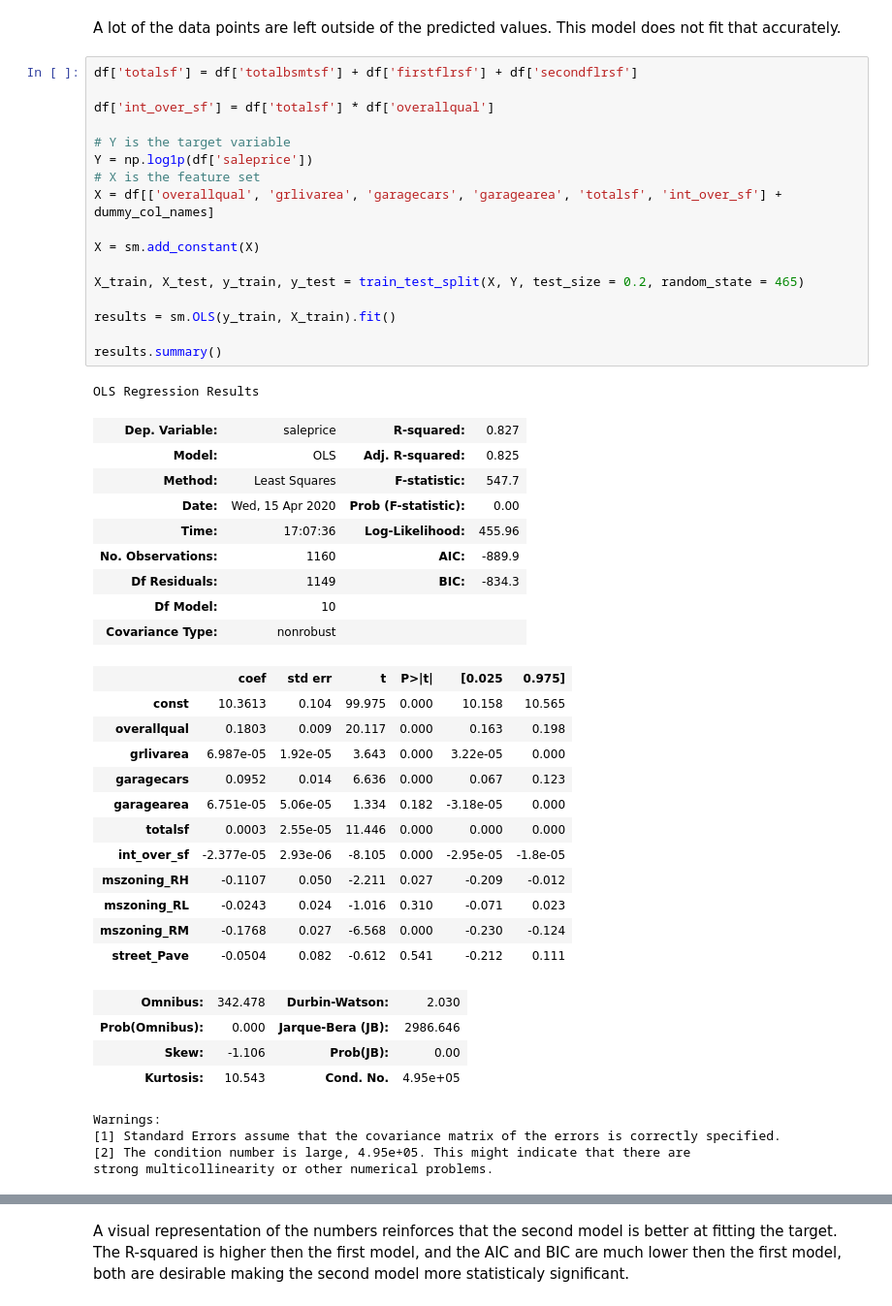
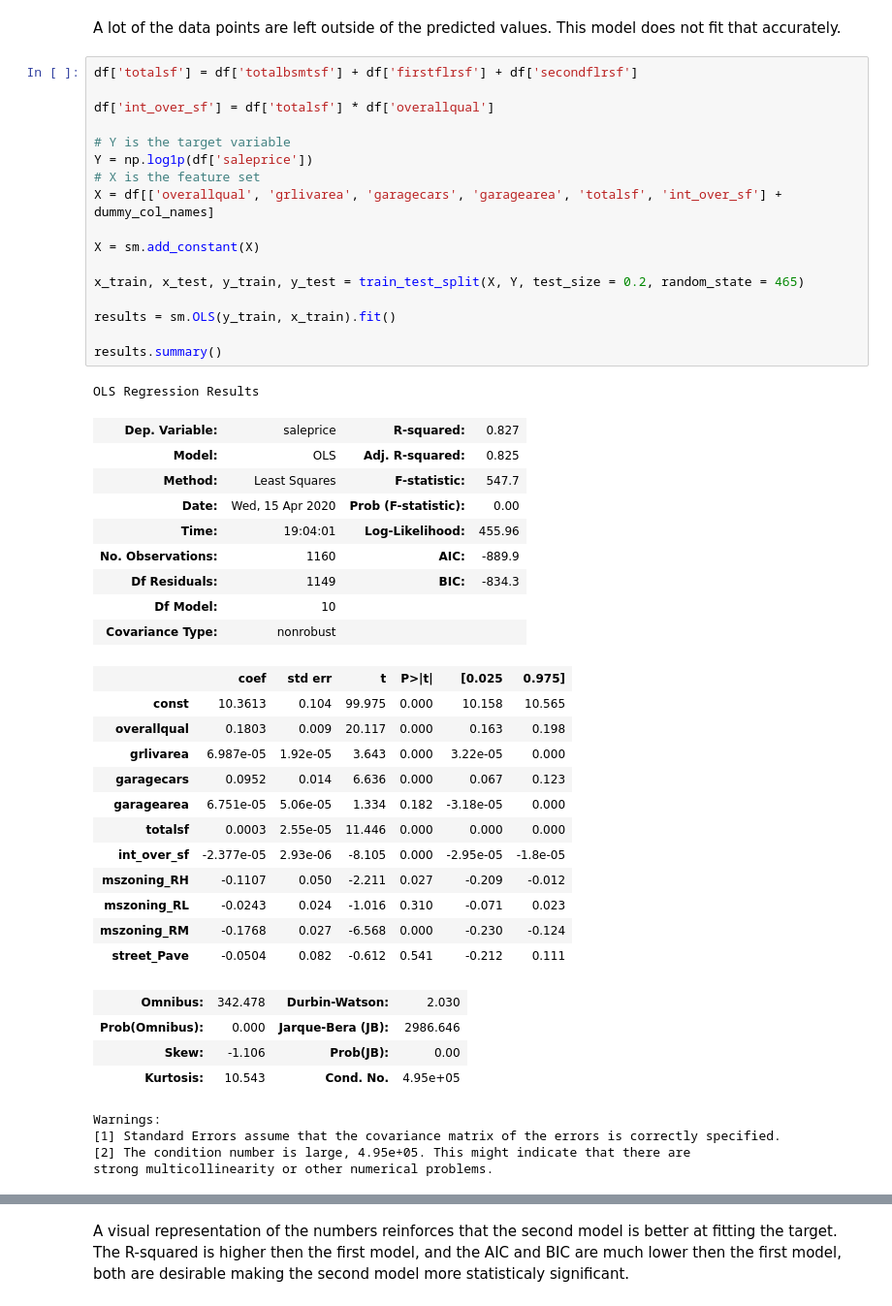
Before and after one commit to Taslack/Thinkful, a Jupyter notebook: Module 18/Checkpoint 8/Challenge.ipynb, the cells around one changed output, grey strips where cells are left out. Shown at 97% size. Saved outputs shown, nothing was run; the diff lists cells and outputs as text.

```diff
--- a/Module 18/Checkpoint 8/Challenge.ipynb
+++ b/Module 18/Checkpoint 8/Challenge.ipynb
@@ -548,27 +549,27 @@ A lot of the data points are left outside of the predicted values.  This model d
 # %%
 df['totalsf'] = df['totalbsmtsf'] + df['firstflrsf'] + df['secondflrsf']
 
 df['int_over_sf'] = df['totalsf'] * df['overallqual']
 
 # Y is the target variable
 Y = np.log1p(df['saleprice'])
 # X is the feature set
 X = df[['overallqual', 'grlivarea', 'garagecars', 'garagearea', 'totalsf', 'int_over_sf'] + dummy_col_names]
 
 X = sm.add_constant(X)
 
-X_train, X_test, y_train, y_test = train_test_split(X, Y, test_size = 0.2, random_state = 465)
+x_train, x_test, y_train, y_test = train_test_split(X, Y, test_size = 0.2, random_state = 465)
 
-results = sm.OLS(y_train, X_train).fit()
+results = sm.OLS(y_train, x_train).fit()
 
 results.summary()
 # %% [output]
 OLS Regression Results
 | Dep. Variable: | saleprice | R-squared: | 0.827 |
 | Model: | OLS | Adj. R-squared: | 0.825 |
 | Method: | Least Squares | F-statistic: | 547.7 |
 | Date: | Wed, 15 Apr 2020 | Prob (F-statistic): | 0.00 |
-| Time: | 17:07:36 | Log-Likelihood: | 455.96 |
+| Time: | 19:04:01 | Log-Likelihood: | 455.96 |
 | No. Observations: | 1160 | AIC: | -889.9 |
 | Df Residuals: | 1149 | BIC: | -834.3 |
 | Df Model: | 10 |  |  |
```
Also changed, not shown: parts of 11 cells of this notebook.
